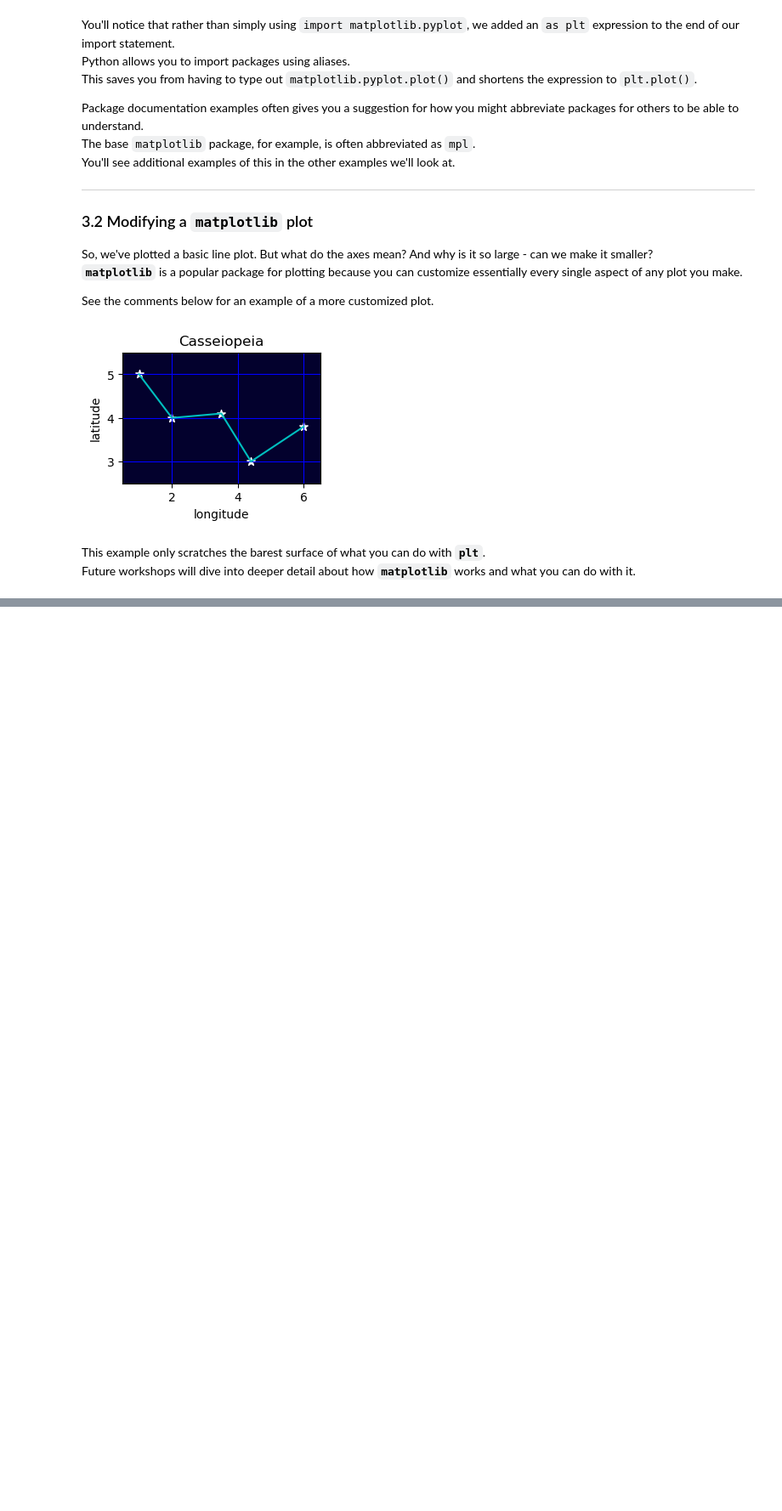
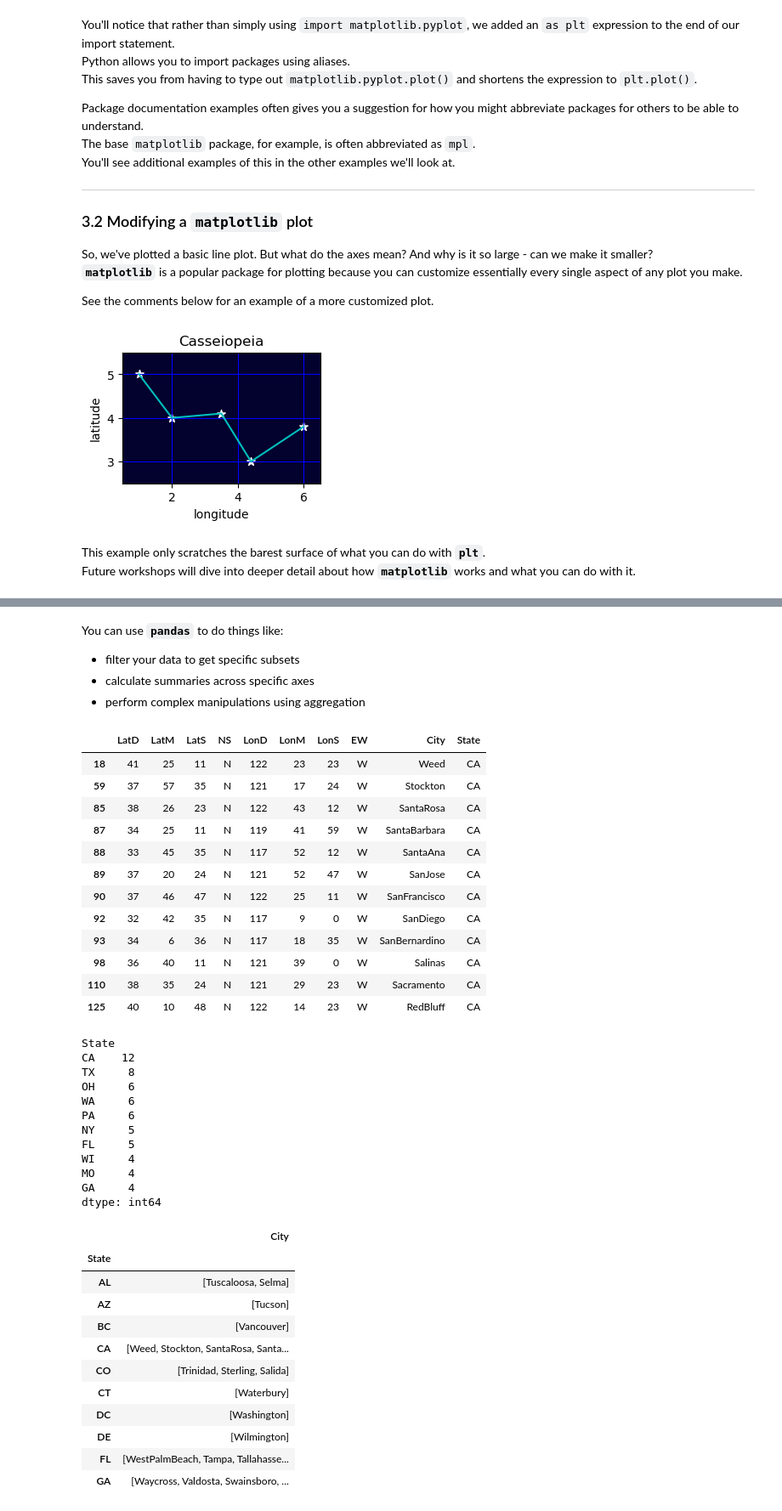
Before and after one commit to Arcadia-Science/arcadia-computational-training, a Jupyter notebook: docs/arcadia-users-group/20230314-intro-to-python-3/lesson.ipynb, the cells around one changed output, grey strips where cells are left out. Shown at 85% size. Drawn from its saved outputs; the diff is of its cells as text; code cells hidden in the pictures; blank space fills up the shorter version.

```diff
--- a/docs/arcadia-users-group/20230314-intro-to-python-3/lesson.ipynb
+++ b/docs/arcadia-users-group/20230314-intro-to-python-3/lesson.ipynb
@@ -451,0 +457,7 @@ Future workshops will dive into deeper detail about how **`matplotlib`** works a
+# %%
+import pandas as pd
+
+df = pd.DataFrame(pd.read_csv('cities.csv'))
+
+# The display() function allows us to nicely view tables and other data in Jupyter
+display(df)
@@ -451,0 +478,55 @@ Future workshops will dive into deeper detail about how **`matplotlib`** works a
+# %% [markdown]
+You can use **`pandas`** to do things like:
+- filter your data to get specific subsets
+- calculate summaries across specific axes
+- perform complex manipulations using aggregation
+# %%
+# Select only rows where the column 'State' is equal to 'CA'
+ca_cities = df[df['State'] == 'CA']
+display(ca_cities)
+
+# Summarize the number of cities per state
+cities_per_state = df.value_counts('State')
+display(cities_per_state[0:10]) # Display counts for the top 10 states
+
+# Get a table that lists the name of each city in each state
+cities_listed = df[['State', 'City']].groupby('State').agg(lambda x: [i for i in x])
+display(cities_listed.head(10)) # Display the first 10 states
+# %% [output]
+|  | LatD | LatM | LatS | NS | LonD | LonM | LonS | EW | City | State |
+| 18 | 41 | 25 | 11 | N | 122 | 23 | 23 | W | Weed | CA |
+| 59 | 37 | 57 | 35 | N | 121 | 17 | 24 | W | Stockton | CA |
+| 85 | 38 | 26 | 23 | N | 122 | 43 | 12 | W | SantaRosa | CA |
+| 87 | 34 | 25 | 11 | N | 119 | 41 | 59 | W | SantaBarbara | CA |
+| 88 | 33 | 45 | 35 | N | 117 | 52 | 12 | W | SantaAna | CA |
+| 89 | 37 | 20 | 24 | N | 121 | 52 | 47 | W | SanJose | CA |
+| 90 | 37 | 46 | 47 | N | 122 | 25 | 11 | W | SanFrancisco | CA |
+| 92 | 32 | 42 | 35 | N | 117 | 9 | 0 | W | SanDiego | CA |
+| 93 | 34 | 6 | 36 | N | 117 | 18 | 35 | W | SanBernardino | CA |
+| 98 | 36 | 40 | 11 | N | 121 | 39 | 0 | W | Salinas | CA |
+| 110 | 38 | 35 | 24 | N | 121 | 29 | 23 | W | Sacramento | CA |
+| 125 | 40 | 10 | 48 | N | 122 | 14 | 23 | W | RedBluff | CA |
+State
+CA    12
+TX     8
+OH     6
+WA     6
+PA     6
+NY     5
+FL     5
+WI     4
+MO     4
+GA     4
+dtype: int64
+|  | City |
+| State |  |
+| AL | [Tuscaloosa, Selma] |
+| AZ | [Tucson] |
+| BC | [Vancouver] |
+| CA | [Weed, Stockton, SantaRosa, Santa... |
+| CO | [Trinidad, Sterling, Salida] |
+| CT | [Waterbury] |
+| DC | [Washington] |
+| DE | [Wilmington] |
+| FL | [WestPalmBeach, Tampa, Tallahasse... |
+| GA | [Waycross, Valdosta, Swainsboro, ... |
```
Also changed, not shown: parts of 5 cells of this notebook, 2 other files.
